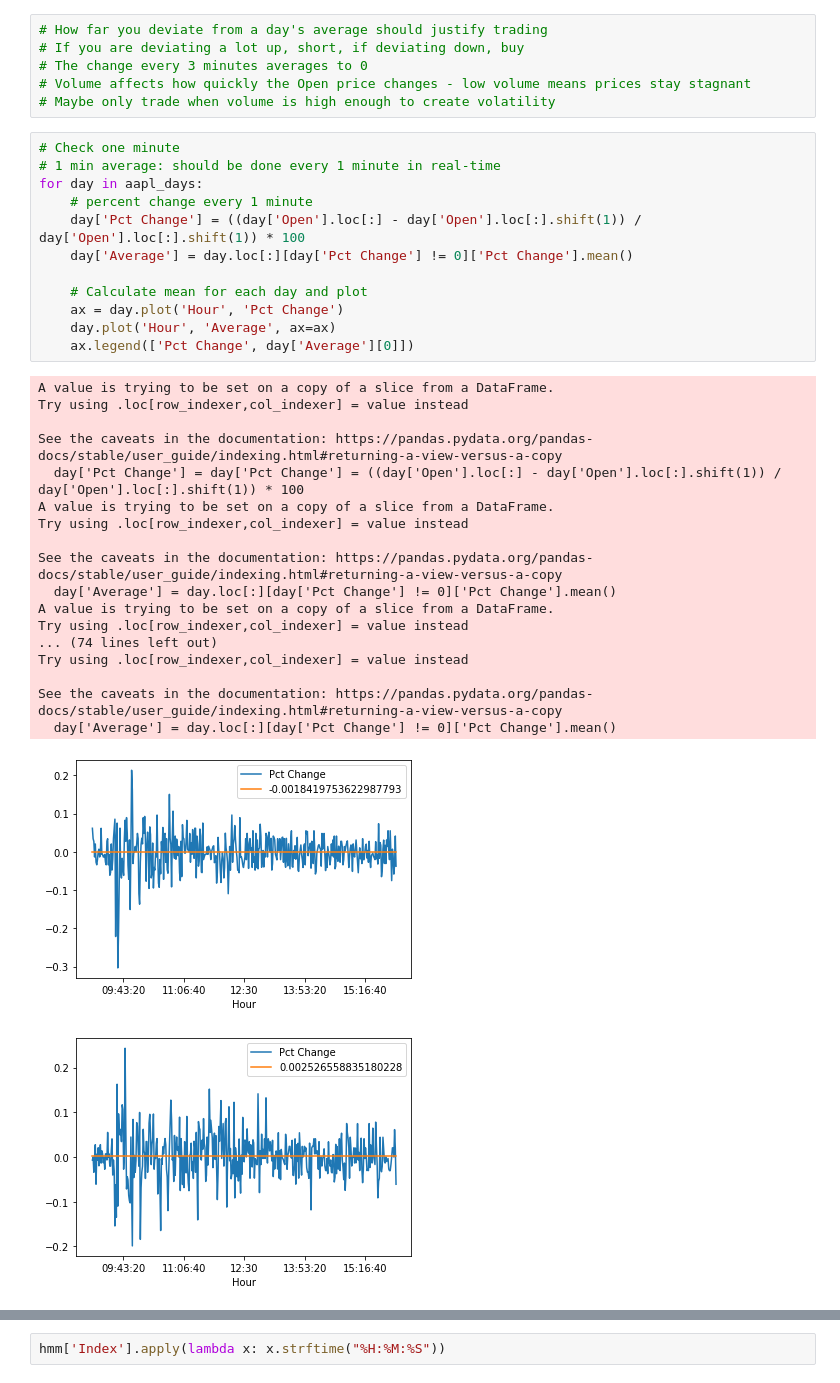
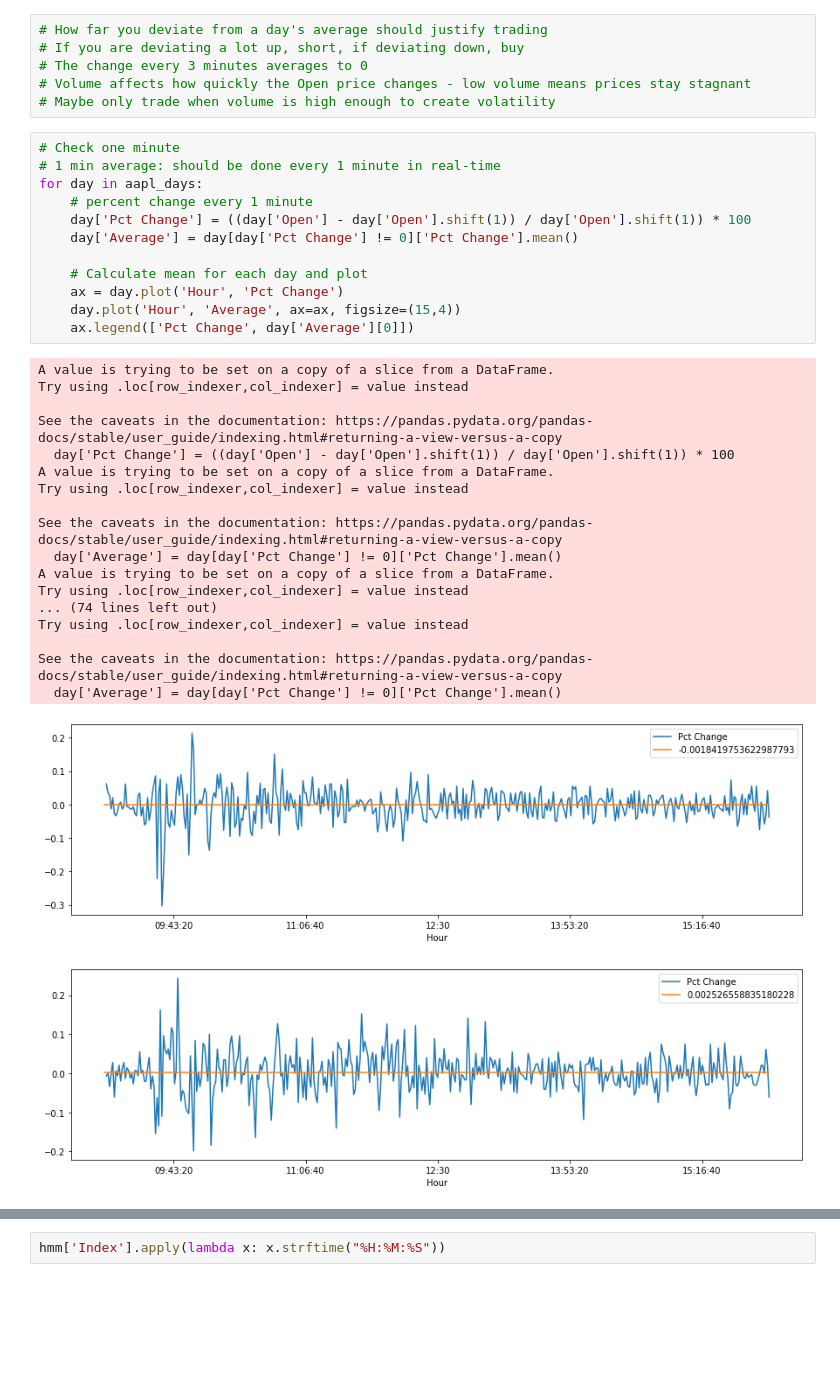
Before and after one commit to PaulDTP/heroku_app, a Jupyter notebook: research.ipynb, the cells around one changed output, grey strips where cells are left out. Saved outputs shown, nothing was run; the diff lists cells and outputs as text; blank space fills up the shorter version.

```diff
--- a/research.ipynb
+++ b/research.ipynb
@@ -108,32 +149,32 @@ for test in aapl_days:
 # %%
 # Check one minute
 # 1 min average: should be done every 1 minute in real-time
 for day in aapl_days:
     # percent change every 1 minute
-    day['Pct Change'] = ((day['Open'].loc[:] - day['Open'].loc[:].shift(1)) / day['Open'].loc[:].shift(1)) * 100
-    day['Average'] = day.loc[:][day['Pct Change'] != 0]['Pct Change'].mean()
+    day['Pct Change'] = ((day['Open'] - day['Open'].shift(1)) / day['Open'].shift(1)) * 100
+    day['Average'] = day[day['Pct Change'] != 0]['Pct Change'].mean()
 
     # Calculate mean for each day and plot
     ax = day.plot('Hour', 'Pct Change')
-    day.plot('Hour', 'Average', ax=ax)
+    day.plot('Hour', 'Average', ax=ax, figsize=(15,4))
     ax.legend(['Pct Change', day['Average'][0]])
 # %% [output]
 A value is trying to be set on a copy of a slice from a DataFrame.
 Try using .loc[row_indexer,col_indexer] = value instead
 
 See the caveats in the documentation: https://pandas.pydata.org/pandas-docs/stable/user_guide/indexing.html#returning-a-view-versus-a-copy
-  day['Pct Change'] = day['Pct Change'] = ((day['Open'].loc[:] - day['Open'].loc[:].shift(1)) / day['Open'].loc[:].shift(1)) * 100
+  day['Pct Change'] = ((day['Open'] - day['Open'].shift(1)) / day['Open'].shift(1)) * 100
 A value is trying to be set on a copy of a slice from a DataFrame.
 Try using .loc[row_indexer,col_indexer] = value instead
 
 See the caveats in the documentation: https://pandas.pydata.org/pandas-docs/stable/user_guide/indexing.html#returning-a-view-versus-a-copy
-  day['Average'] = day.loc[:][day['Pct Change'] != 0]['Pct Change'].mean()
+  day['Average'] = day[day['Pct Change'] != 0]['Pct Change'].mean()
 A value is trying to be set on a copy of a slice from a DataFrame.
 Try using .loc[row_indexer,col_indexer] = value instead
 ... (74 lines left out)
 Try using .loc[row_indexer,col_indexer] = value instead
 
 See the caveats in the documentation: https://pandas.pydata.org/pandas-docs/stable/user_guide/indexing.html#returning-a-view-versus-a-copy
-  day['Average'] = day.loc[:][day['Pct Change'] != 0]['Pct Change'].mean()
+  day['Average'] = day[day['Pct Change'] != 0]['Pct Change'].mean()
-[figure, old version]
+[figure, new version]
-[figure, old version]
+[figure, new version]
```
Also changed, not shown: parts of 14 cells of this notebook, 7 other files.
